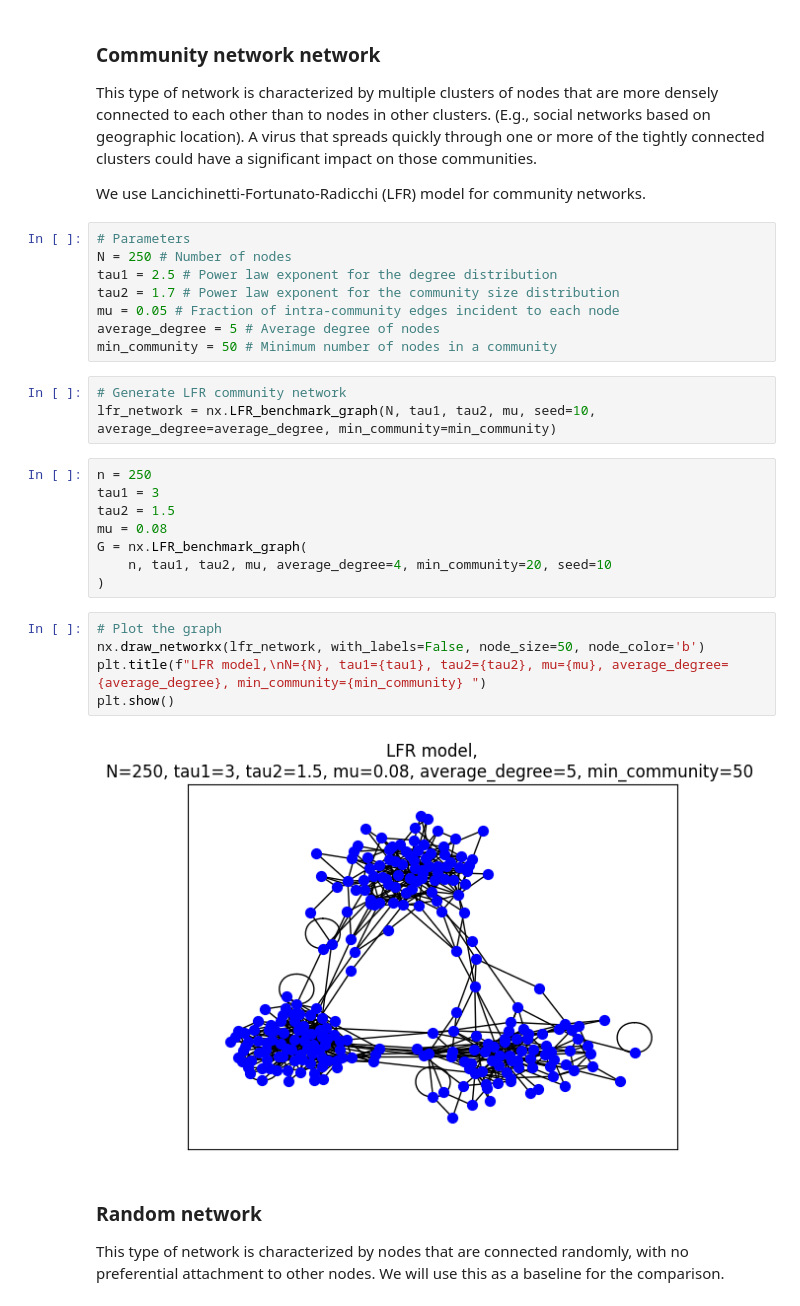
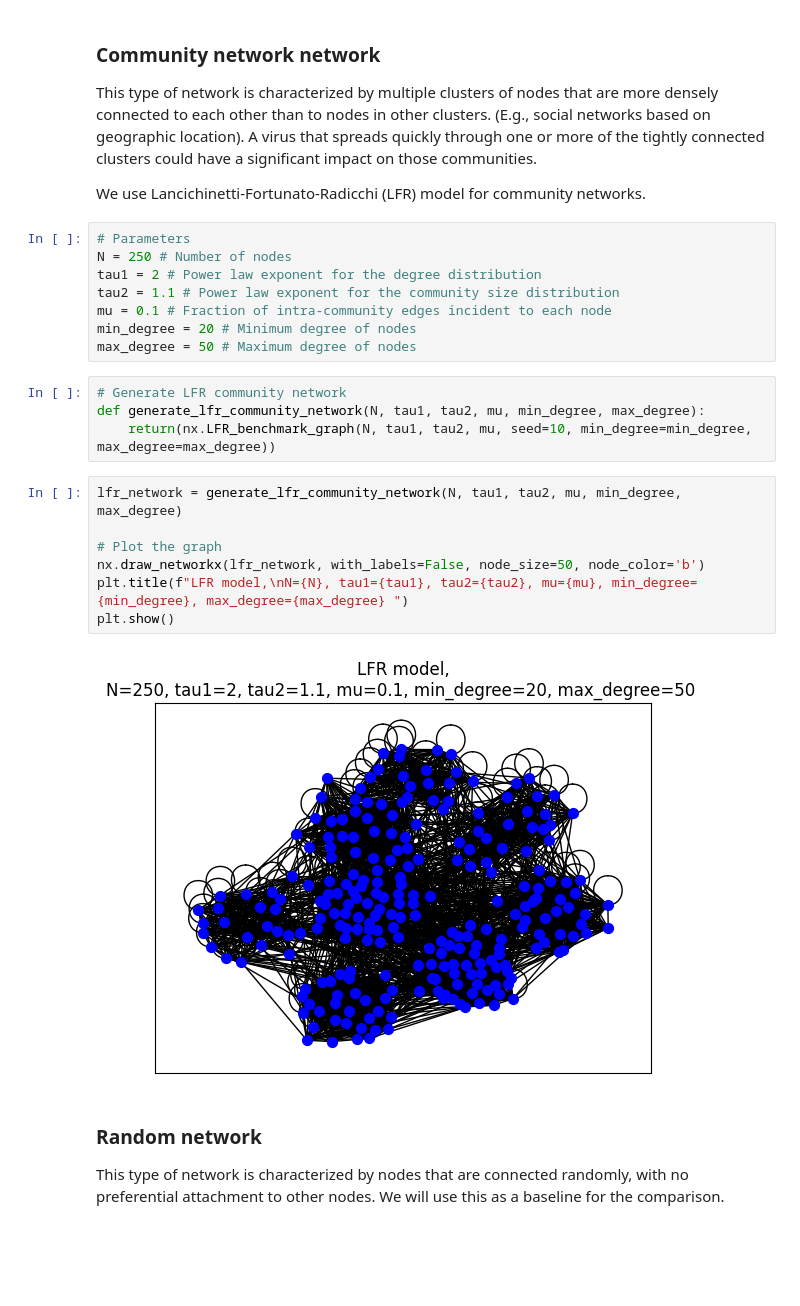
Before and after one commit to CopyKittyCode/sna_benchmarking, a Jupyter notebook: src/sna_benchmark.ipynb, the cells around one changed output. Drawn from its saved outputs; the diff is of its cells as text; blank space fills up the shorter version.

Commit message:
network generation as method

```diff
--- a/src/sna_benchmark.ipynb
+++ b/src/sna_benchmark.ipynb
@@ -65,29 +71,24 @@ We use Lancichinetti-Fortunato-Radicchi (LFR) model for community networks.
 # %%
 # Parameters
 N = 250 # Number of nodes
-tau1 = 2.5 # Power law exponent for the degree distribution
-tau2 = 1.7 # Power law exponent for the community size distribution
-mu = 0.05 # Fraction of intra-community edges incident to each node
-average_degree = 5 # Average degree of nodes
-min_community = 50 # Minimum number of nodes in a community
+tau1 = 2 # Power law exponent for the degree distribution
+tau2 = 1.1 # Power law exponent for the community size distribution
+mu = 0.1 # Fraction of intra-community edges incident to each node
+min_degree = 20 # Minimum degree of nodes
+max_degree = 50 # Maximum degree of nodes
 # %%
 # Generate LFR community network
-lfr_network = nx.LFR_benchmark_graph(N, tau1, tau2, mu, seed=10, average_degree=average_degree, min_community=min_community)
+def generate_lfr_community_network(N, tau1, tau2, mu, min_degree, max_degree):
+    return(nx.LFR_benchmark_graph(N, tau1, tau2, mu, seed=10, min_degree=min_degree, max_degree=max_degree))
-# %%
-n = 250
-tau1 = 3
-tau2 = 1.5
-mu = 0.08
-G = nx.LFR_benchmark_graph(
-    n, tau1, tau2, mu, average_degree=4, min_community=20, seed=10
-)
 # %%
+lfr_network = generate_lfr_community_network(N, tau1, tau2, mu, min_degree, max_degree)
+
 # Plot the graph
 nx.draw_networkx(lfr_network, with_labels=False, node_size=50, node_color='b')
-plt.title(f"LFR model,\nN={N}, tau1={tau1}, tau2={tau2}, mu={mu}, average_degree={average_degree}, min_community={min_community} ")
+plt.title(f"LFR model,\nN={N}, tau1={tau1}, tau2={tau2}, mu={mu}, min_degree={min_degree}, max_degree={max_degree} ")
 plt.show()
 # %% [output]
-[figure, old version]
+[figure, new version]
 # %% [markdown]
 ### Random network
 
```
Also changed, not shown: parts of 13 cells of this notebook.
